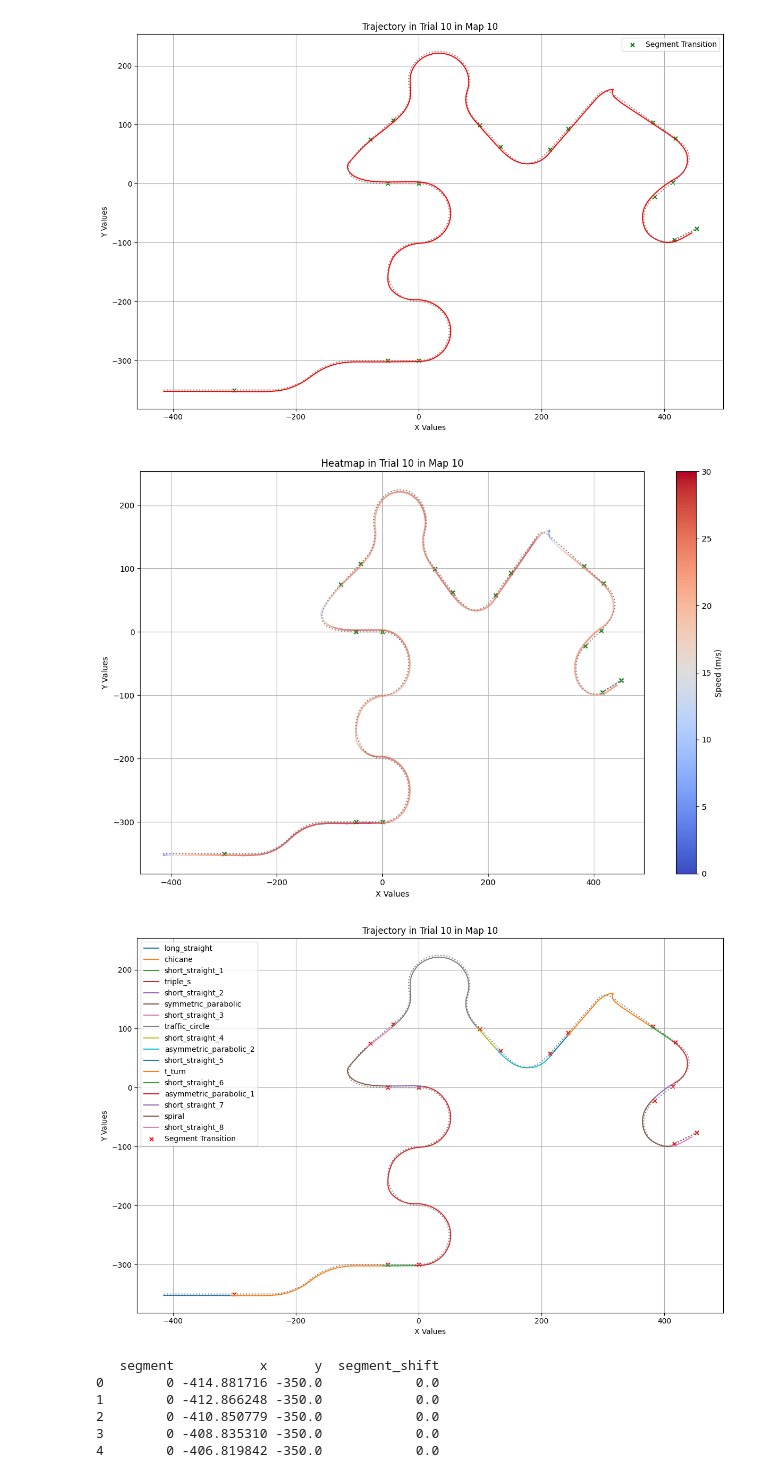
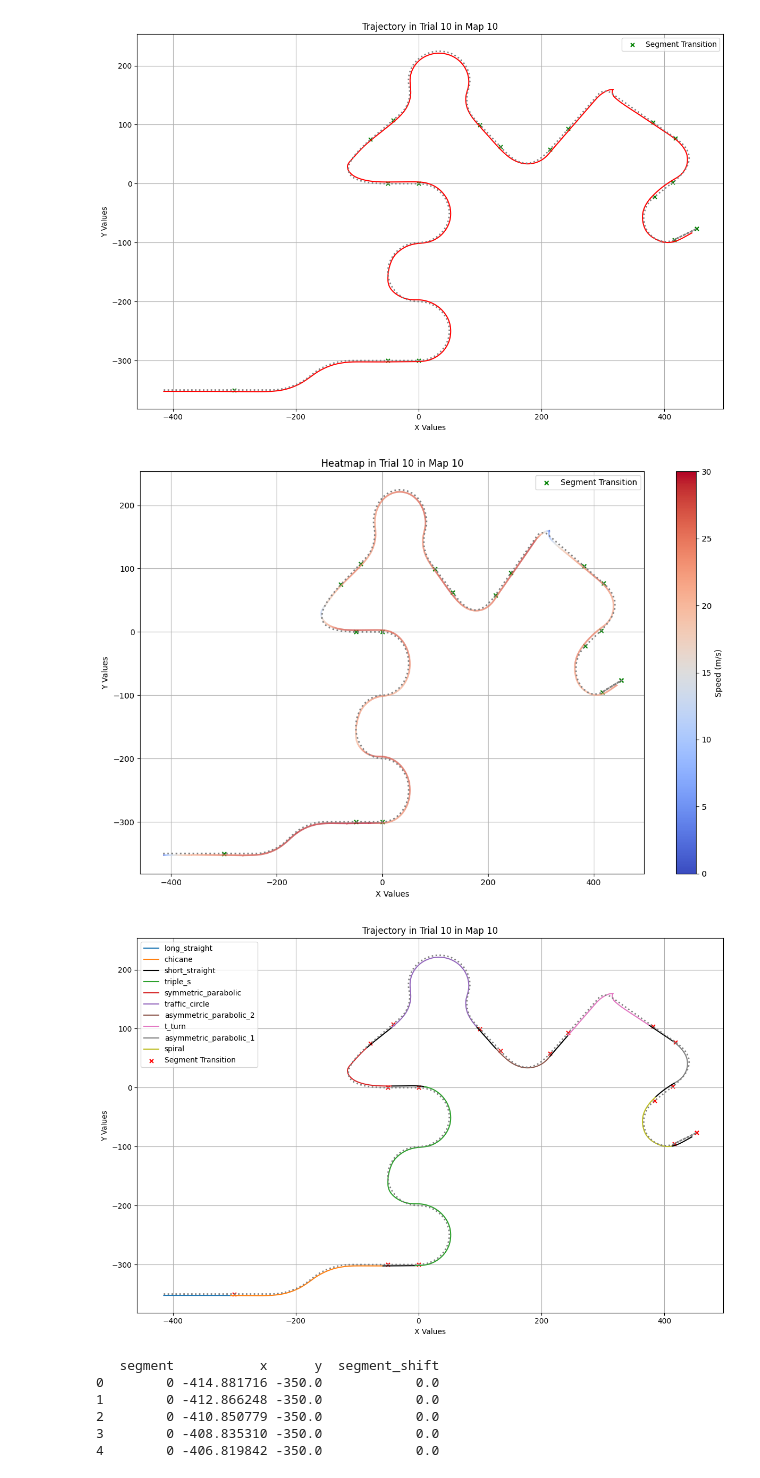
Before and after one commit to GraceRoessling/driving_exp_1_analyses, a Jupyter notebook: experiment_analyses/jupyter_notebooks/Get_subject_data.ipynb, the cells around one changed output. Drawn from its saved outputs; the diff is of its cells as text; code cells hidden in the pictures.

Commit message:
trajectory figures are looking in good shape

```diff
--- a/experiment_analyses/jupyter_notebooks/Get_subject_data.ipynb
+++ b/experiment_analyses/jupyter_notebooks/Get_subject_data.ipynb
@@ -153,7 +155,7 @@ fig, ax = plt.subplots(figsize=(12, 8))
 ax.add_collection(lc)
 ax.autoscale()  # Adjust axis limits
 ax.scatter(transition_points["x"], transition_points["y"], color='green', marker='x', s=25, label="Segment Transition")
-ax.plot(track_centerline_x,track_centerline_y, color='gray',linestyle='dotted')
+ax.plot(track_centerline_x,track_centerline_y, color='gray',linestyle='dotted', lw=2)
 # Add color bar
 cbar = plt.colorbar(lc, ax=ax)
 cbar.set_label("Speed (m/s)")
@@ -166,41 +168,49 @@ plt.grid(True)
 plt.tight_layout()
 plt.show()
 # %% [output]
-[figure, old version]
+[figure, new version]
 # %%
-# perform this analysis last
+import matplotlib.pyplot as plt
 
 # Remove the last couple of rows for each segment
 if trial_number == 10:
     # Remove rows where 'current_track_piece' is 'reset'
     camera_position_df = camera_position_df[camera_position_df["current_track_piece"] != "RESET"]
     camera_position_df = camera_position_df.groupby("current_track_piece").apply(lambda x: x.iloc[:-7]).reset_index(drop=True)
 
 # Get unique segments
 unique_segments = camera_position_df["current_track_piece"].unique()
 
 # Identify transition points
 trial_object.map.centerline_df['segment_shift'] = trial_object.map.centerline_df['segment'].shift(-1)
 transition_points = trial_object.map.centerline_df[trial_object.map.centerline_df['segment'] != trial_object.map.centerline_df['segment_shift']]
 
-
 # Plot each segment
 plt.figure(figsize=(12, 8))
+short_straight_plotted = False  # Track if short_straight has been added to legend
 for segment in unique_segments:
     segment_df = camera_position_df[camera_position_df["current_track_piece"] == segment]
-    plt.plot(segment_df["pos_x"], segment_df["pos_z"], label=segment)
-plt.plot(track_centerline_x,track_centerline_y, color='gray',linestyle='dotted') # Plot centerline
+    if 'short_straight' in segment:
+        color = 'black'
+        label = "short_straight" if not short_straight_plotted else "_nolegend_"  # Single entry for legend
+        short_straight_plotted = True
+    else:
+        color = None
+        label = segment
+    plt.plot(segment_df["pos_x"], segment_df["pos_z"], label=label, color=color)
+
+plt.plot(track_centerline_x, track_centerline_y, color='gray', linestyle='dotted', lw=2)  # Plot centerline
 plt.scatter(transition_points["x"], transition_points["y"], color='red', marker='x', s=25, label="Segment Transition")
 
 plt.title(f'Trajectory in Trial {trial_number+1} in Map {trial_map_number}')
 plt.xlabel('X Values')
 plt.ylabel('Y Values')
 plt.legend()
 plt.grid(True)
 plt.tight_layout()
 plt.show()
 # %% [output]
-[figure, old version]
+[figure, new version]
 # %%
 import pandas as pd
 pd.set_option('display.max_rows', None)
```
Also changed, not shown: parts of 2 cells of this notebook.
